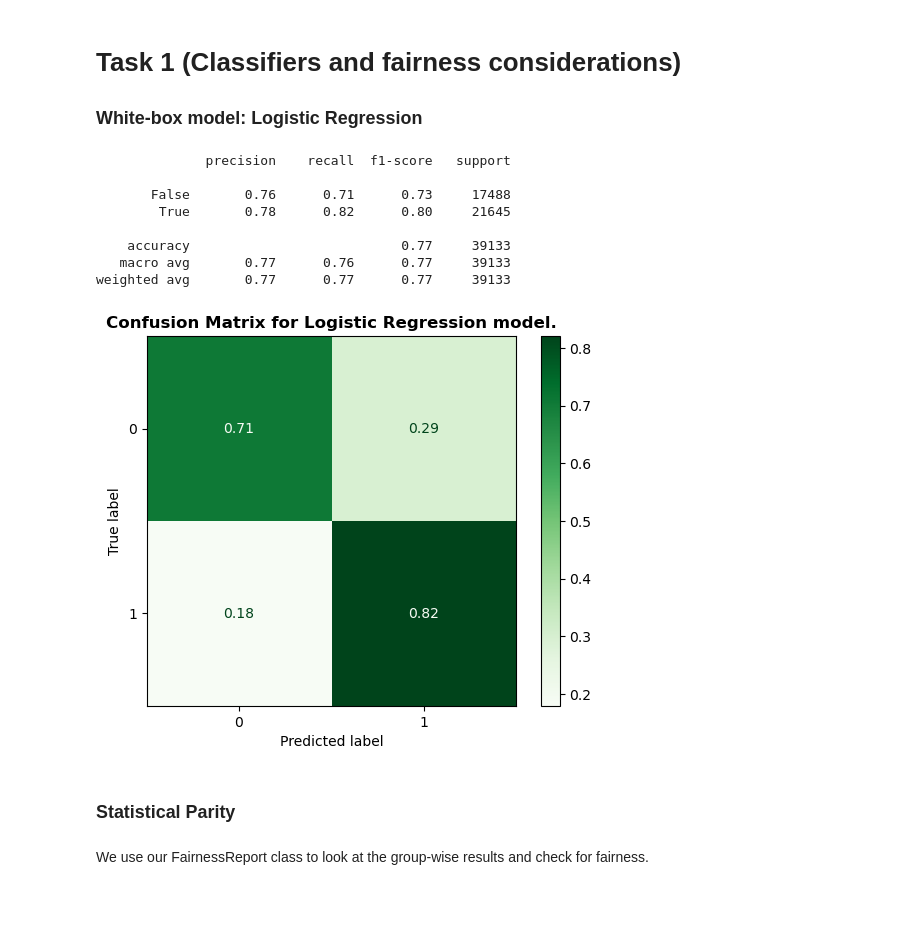
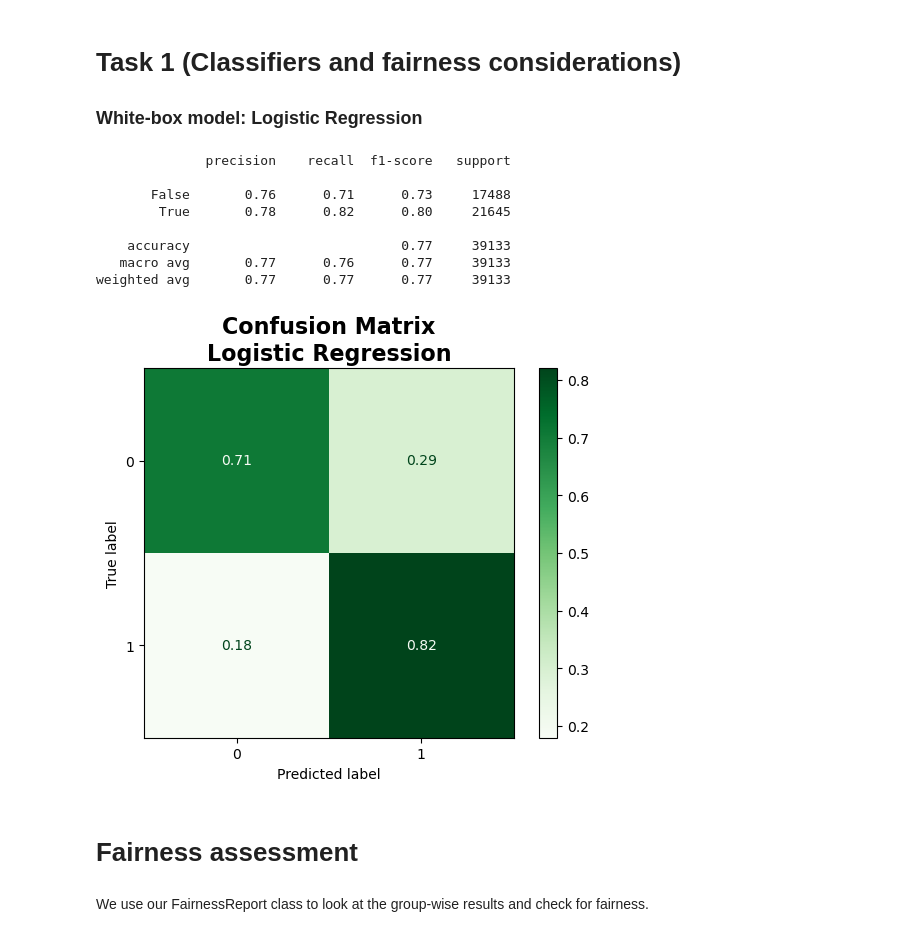
Before and after one commit to const5craciun/algo_fair, a Jupyter notebook: Notebook.ipynb, the cells around one changed output. Saved outputs shown, nothing was run; the diff lists cells and outputs as text; code cells hidden in the pictures; blank space fills up the shorter version.

```diff
--- a/Notebook.ipynb
+++ b/Notebook.ipynb
@@ -53,6 +474,9 @@ def data_processing(data, features, target_name:str, threshold: float = 35000):
     df = df[df['PINCP'] > 100]
     df = df[df['WKHP'] > 0]
     df = df[df['PWGTP'] >= 1]
+    df["SCHL"] = df["SCHL"].astype(int)
+    df["COW"] = df["COW"].astype(int)
+    df["ENG"] = df["ENG"].fillna(0).astype(int)
     ### Adult Filter (ENDS)
     ### Groups of interest
     sex = df["SEX"].values
@@ -63,7 +487,7 @@ def data_processing(data, features, target_name:str, threshold: float = 35000):
     df_processed = df[features].copy()
     cols = [ "HINS1", "HINS2", "HINS4", "CIT", "COW", "SCHL", "MAR", "SEX", "RAC1P"]
     df_processed = pd.get_dummies(df_processed, prefix=None, prefix_sep='_', dummy_na=False, columns=cols, drop_first=True)
-    df_processed = pd.get_dummies(df_processed, prefix=None, prefix_sep='_', dummy_na=True, columns=["ENG"], drop_first=True)
+    df_processed = pd.get_dummies(df_processed, prefix=None, prefix_sep='_', dummy_na=False, columns=["ENG"], drop_first=True)
     return df_processed, df, target, sex
 
 data, data_original, target, group = data_processing(acs_data, feature_names, target_name)
@@ -155,37 +500,31 @@ class FairnessReport:
 # %%
 # Feature processing
 ## Standardization
 scaler = StandardScaler()
 X_train_scaled = scaler.fit_transform(X_train)
 X_test_scaled = scaler.fit_transform(X_test)
 
 # Train the model
 lr = LogisticRegression(solver="newton-cholesky")
 lr.fit(X_train_scaled, y_train)
 
 # Get the results
 y_hat = lr.predict(X_test_scaled)
 pred_probs = lr.predict_proba(X_test_scaled)
 
-# Let's get some metrics for the model
-print(classification_report(y_test, y_hat))
-
-disp = ConfusionMatrixDisplay(confusion_matrix(y_test, y_hat, normalize="true"))
-disp.plot(cmap=plt.cm.Greens)
-plt.title("Confusion Matrix for Logistic Regression model.", fontweight='bold')
-plt.show();
+report_metrics(y_test, y_hat, model_name = "Logistic Regression")
 # %% [output]
               precision    recall  f1-score   support
 
        False       0.76      0.71      0.73     17488
         True       0.78      0.82      0.80     21645
 
     accuracy                           0.77     39133
    macro avg       0.77      0.76      0.77     39133
 weighted avg       0.77      0.77      0.77     39133
-[figure, old version]
+[figure, new version]
-# %% [markdown]
-### Statistical Parity
+# %% [markdown]
+# Fairness assessment
 # %% [markdown]
 We use our FairnessReport class to look at the group-wise results and check for fairness.
 # %%
```
Also changed, not shown: parts of 39 cells of this notebook.
